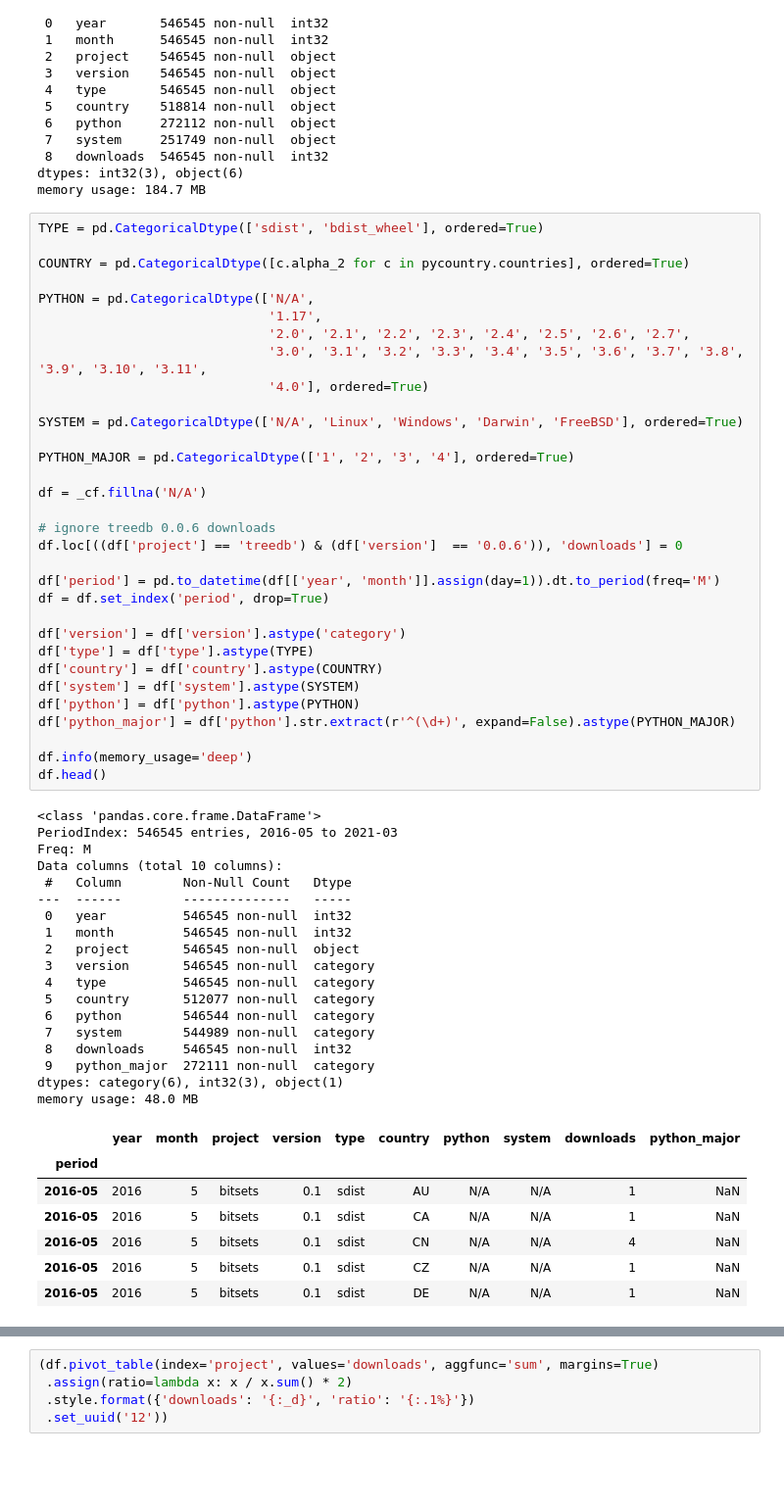
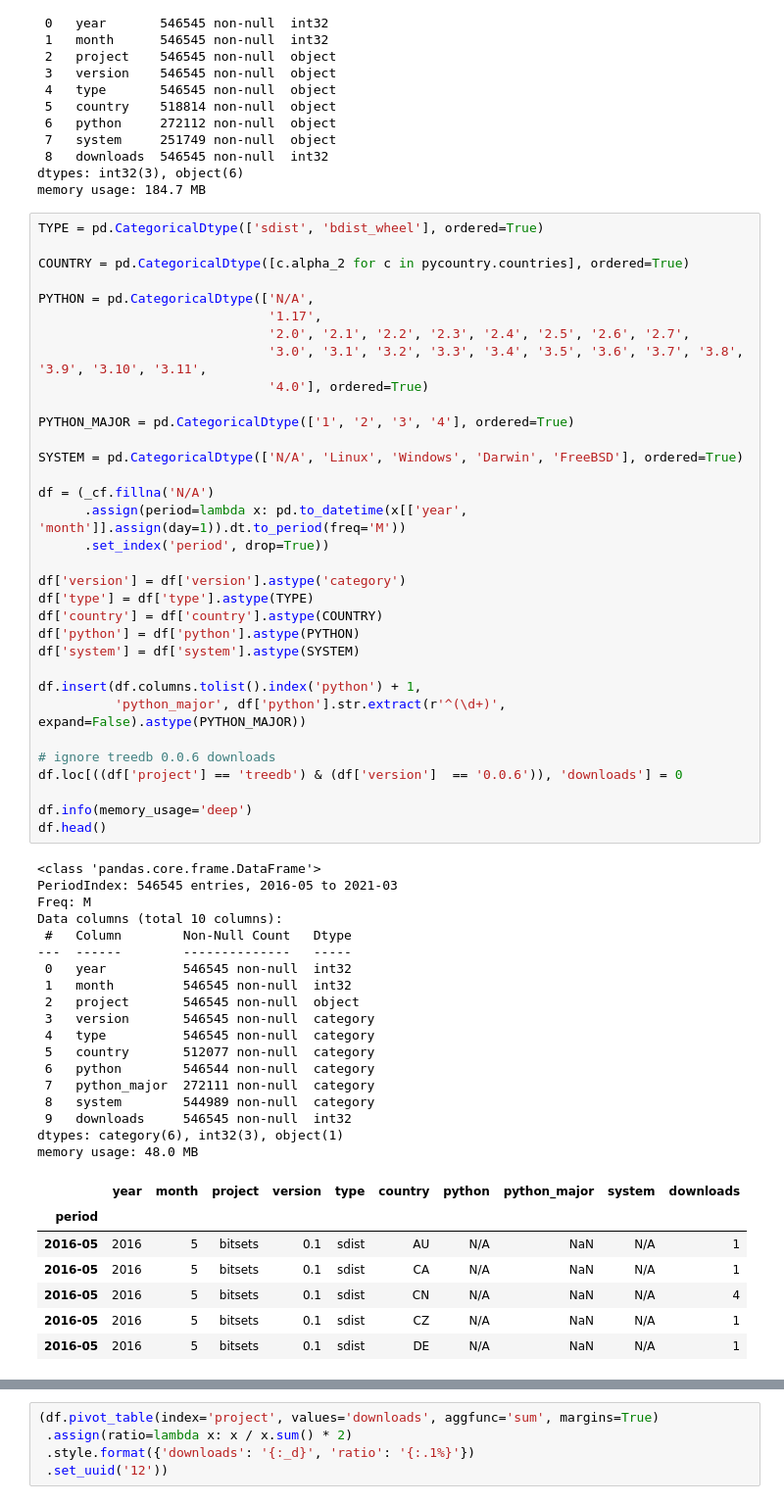
Before and after one commit to xflr6/notebooks, a Jupyter notebook: PyPI.ipynb, the cells around one changed output, grey strips where cells are left out. Shown at 98% size. Cells and saved outputs as stored; diff of their text form; blank space fills up the shorter version.

Commit message:
move python_major column and use mehtod-chaining for period index setup

```diff
--- a/PyPI.ipynb
+++ b/PyPI.ipynb
@@ -187,55 +187,56 @@ PYTHON = pd.CategoricalDtype(['N/A',
                               '1.17',
                               '2.0', '2.1', '2.2', '2.3', '2.4', '2.5', '2.6', '2.7',
                               '3.0', '3.1', '3.2', '3.3', '3.4', '3.5', '3.6', '3.7', '3.8', '3.9', '3.10', '3.11',
                               '4.0'], ordered=True)
 
+PYTHON_MAJOR = pd.CategoricalDtype(['1', '2', '3', '4'], ordered=True)
+
 SYSTEM = pd.CategoricalDtype(['N/A', 'Linux', 'Windows', 'Darwin', 'FreeBSD'], ordered=True)
 
-PYTHON_MAJOR = pd.CategoricalDtype(['1', '2', '3', '4'], ordered=True)
+df = (_cf.fillna('N/A')
+      .assign(period=lambda x: pd.to_datetime(x[['year', 'month']].assign(day=1)).dt.to_period(freq='M'))
+      .set_index('period', drop=True))
 
-df = _cf.fillna('N/A')
+df['version'] = df['version'].astype('category')
+df['type'] = df['type'].astype(TYPE)
+df['country'] = df['country'].astype(COUNTRY)
+df['python'] = df['python'].astype(PYTHON)
+df['system'] = df['system'].astype(SYSTEM)
+
+df.insert(df.columns.tolist().index('python') + 1,
+          'python_major', df['python'].str.extract(r'^(\d+)', expand=False).astype(PYTHON_MAJOR))
 
 # ignore treedb 0.0.6 downloads
 df.loc[((df['project'] == 'treedb') & (df['version']  == '0.0.6')), 'downloads'] = 0
 
-df['period'] = pd.to_datetime(df[['year', 'month']].assign(day=1)).dt.to_period(freq='M')
-df = df.set_index('period', drop=True)
-
-df['version'] = df['version'].astype('category')
-df['type'] = df['type'].astype(TYPE)
-df['country'] = df['country'].astype(COUNTRY)
-df['system'] = df['system'].astype(SYSTEM)
-df['python'] = df['python'].astype(PYTHON)
-df['python_major'] = df['python'].str.extract(r'^(\d+)', expand=False).astype(PYTHON_MAJOR)
-
 df.info(memory_usage='deep')
 df.head()
 # %% [output]
 <class 'pandas.core.frame.DataFrame'>
 PeriodIndex: 546545 entries, 2016-05 to 2021-03
 Freq: M
 Data columns (total 10 columns):
  #   Column        Non-Null Count   Dtype
 ---  ------        --------------   -----
  0   year          546545 non-null  int32
  1   month         546545 non-null  int32
  2   project       546545 non-null  object
  3   version       546545 non-null  category
  4   type          546545 non-null  category
  5   country       512077 non-null  category
  6   python        546544 non-null  category
- 7   system        544989 non-null  category
- 8   downloads     546545 non-null  int32
- 9   python_major  272111 non-null  category
+ 7   python_major  272111 non-null  category
+ 8   system        544989 non-null  category
+ 9   downloads     546545 non-null  int32
 dtypes: category(6), int32(3), object(1)
 memory usage: 48.0 MB
-|  | year | month | project | version | type | country | python | system | downloads | python_major |
+|  | year | month | project | version | type | country | python | python_major | system | downloads |
 | period |  |  |  |  |  |  |  |  |  |  |
-| 2016-05 | 2016 | 5 | bitsets | 0.1 | sdist | AU | N/A | N/A | 1 | NaN |
-| 2016-05 | 2016 | 5 | bitsets | 0.1 | sdist | CA | N/A | N/A | 1 | NaN |
-| 2016-05 | 2016 | 5 | bitsets | 0.1 | sdist | CN | N/A | N/A | 4 | NaN |
-| 2016-05 | 2016 | 5 | bitsets | 0.1 | sdist | CZ | N/A | N/A | 1 | NaN |
-| 2016-05 | 2016 | 5 | bitsets | 0.1 | sdist | DE | N/A | N/A | 1 | NaN |
+| 2016-05 | 2016 | 5 | bitsets | 0.1 | sdist | AU | N/A | NaN | N/A | 1 |
+| 2016-05 | 2016 | 5 | bitsets | 0.1 | sdist | CA | N/A | NaN | N/A | 1 |
+| 2016-05 | 2016 | 5 | bitsets | 0.1 | sdist | CN | N/A | NaN | N/A | 4 |
+| 2016-05 | 2016 | 5 | bitsets | 0.1 | sdist | CZ | N/A | NaN | N/A | 1 |
+| 2016-05 | 2016 | 5 | bitsets | 0.1 | sdist | DE | N/A | NaN | N/A | 1 |
 # %%
 (df.describe(include='all')
  .fillna(0)
```
Also changed, not shown: parts of 1 cell of this notebook.
